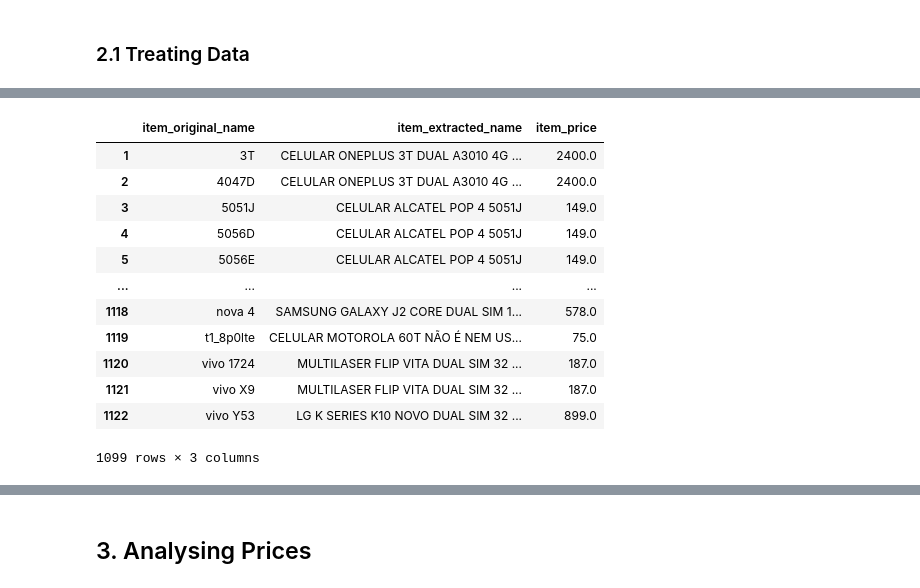
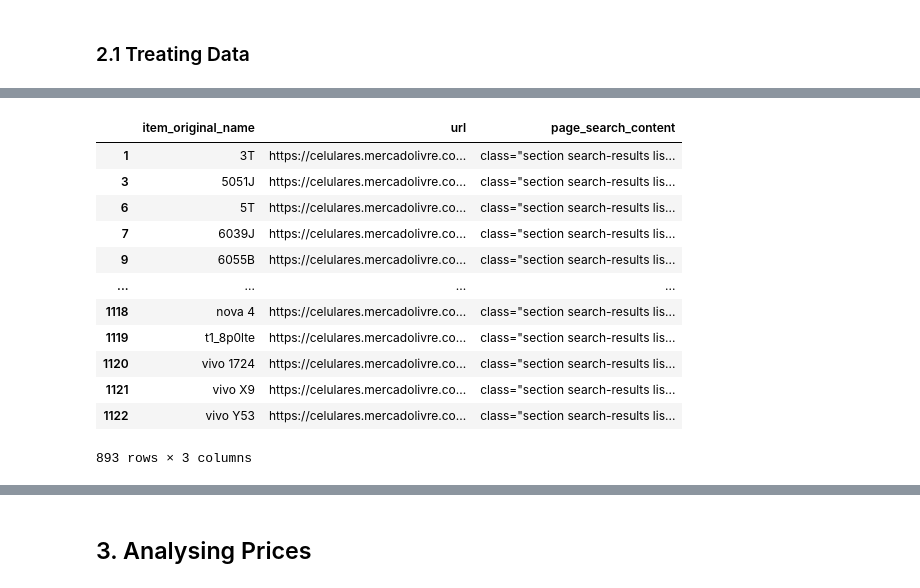
Before and after one commit to thiagolrpinho/phone_prices_crawler, a Jupyter notebook: main.ipynb, the cells around one changed output, grey strips where cells are left out. Drawn from its saved outputs; the diff is of its cells as text; code cells hidden in the pictures.

Commit message:
:recycle: refactor: now storing raw device information found

```diff
--- a/main.ipynb
+++ b/main.ipynb
@@ -129,0 +123,3 @@ https://celulares.mercadolivre.com.br/6T
+# %%
+extracted_filename = 'device_search_results'
+extracted_filename_with_path = RELATIVE_PATH_TO_DATA_FOLDER + extracted_filename + '.csv'
@@ -130,2 +128,5 @@ https://celulares.mercadolivre.com.br/6T
 # %% [markdown]
 ### 2.1 Treating Data
+# %%
+device_raw_extracted_data_df = pd.read_csv(extracted_filename_with_path, header=0)
+device_raw_extracted_data_df.info()
@@ -132,5 +144,5 @@ https://celulares.mercadolivre.com.br/6T
 # %%
 %time
-extracted_data_df.dropna(axis=0, inplace=True)
-extracted_data_df
+device_raw_extracted_data_df.dropna(axis=0, inplace=True)
+device_raw_extracted_data_df
 # %% [output]
@@ -139,13 +151,13 @@ Wall time: 6.68 µs
-|  | item_original_name | item_extracted_name | item_price |
-| 1 | 3T | CELULAR ONEPLUS 3T DUAL A3010 4G ... | 2400.0 |
-| 2 | 4047D | CELULAR ONEPLUS 3T DUAL A3010 4G ... | 2400.0 |
-| 3 | 5051J | CELULAR ALCATEL POP 4 5051J | 149.0 |
-| 4 | 5056D | CELULAR ALCATEL POP 4 5051J | 149.0 |
-| 5 | 5056E | CELULAR ALCATEL POP 4 5051J | 149.0 |
+|  | item_original_name | url | page_search_content |
+| 1 | 3T | https://celulares.mercadolivre.co... | class="section search-results lis... |
+| 3 | 5051J | https://celulares.mercadolivre.co... | class="section search-results lis... |
+| 6 | 5T | https://celulares.mercadolivre.co... | class="section search-results lis... |
+| 7 | 6039J | https://celulares.mercadolivre.co... | class="section search-results lis... |
+| 9 | 6055B | https://celulares.mercadolivre.co... | class="section search-results lis... |
 | ... | ... | ... | ... |
-| 1118 | nova 4 | SAMSUNG GALAXY J2 CORE DUAL SIM 1... | 578.0 |
-| 1119 | t1_8p0lte | CELULAR MOTOROLA 60T NÃO É NEM US... | 75.0 |
-| 1120 | vivo 1724 | MULTILASER FLIP VITA DUAL SIM 32 ... | 187.0 |
-| 1121 | vivo X9 | MULTILASER FLIP VITA DUAL SIM 32 ... | 187.0 |
-| 1122 | vivo Y53 | LG K SERIES K10 NOVO DUAL SIM 32 ... | 899.0 |
+| 1118 | nova 4 | https://celulares.mercadolivre.co... | class="section search-results lis... |
+| 1119 | t1_8p0lte | https://celulares.mercadolivre.co... | class="section search-results lis... |
+| 1120 | vivo 1724 | https://celulares.mercadolivre.co... | class="section search-results lis... |
+| 1121 | vivo X9 | https://celulares.mercadolivre.co... | class="section search-results lis... |
+| 1122 | vivo Y53 | https://celulares.mercadolivre.co... | class="section search-results lis... |
-1099 rows × 3 columns
+893 rows × 3 columns
```
Also changed, not shown: parts of 8 cells of this notebook.
